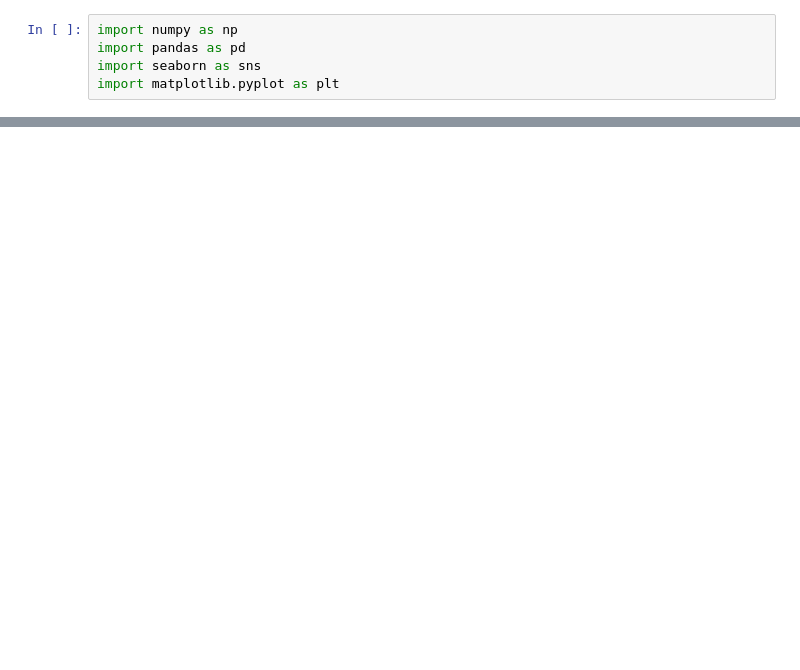
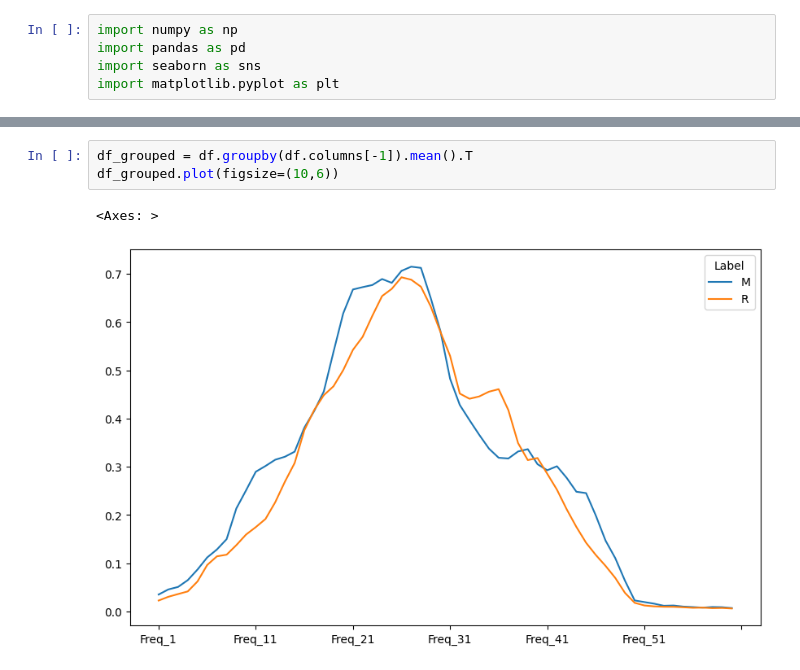
Before and after one commit to malikdevanshu/knn_classification, a Jupyter notebook: src/look.ipynb, the cells around one changed output, grey strips where cells are left out. Drawn from its saved outputs; the diff is of its cells as text; blank space fills up the shorter version.

```diff
--- a/src/look.ipynb
+++ b/src/look.ipynb
@@ -14,0 +94,6 @@ FileNotFoundError: [Errno 2] No such file or directory: 'data/sonar.all-data.csv
+# %%
+df_grouped = df.groupby(df.columns[-1]).mean().T
+df_grouped.plot(figsize=(10,6))
+# %% [output]
+<Axes: >
+[figure, added]
```
Also changed, not shown: parts of 13 cells of this notebook, 9 other files.
